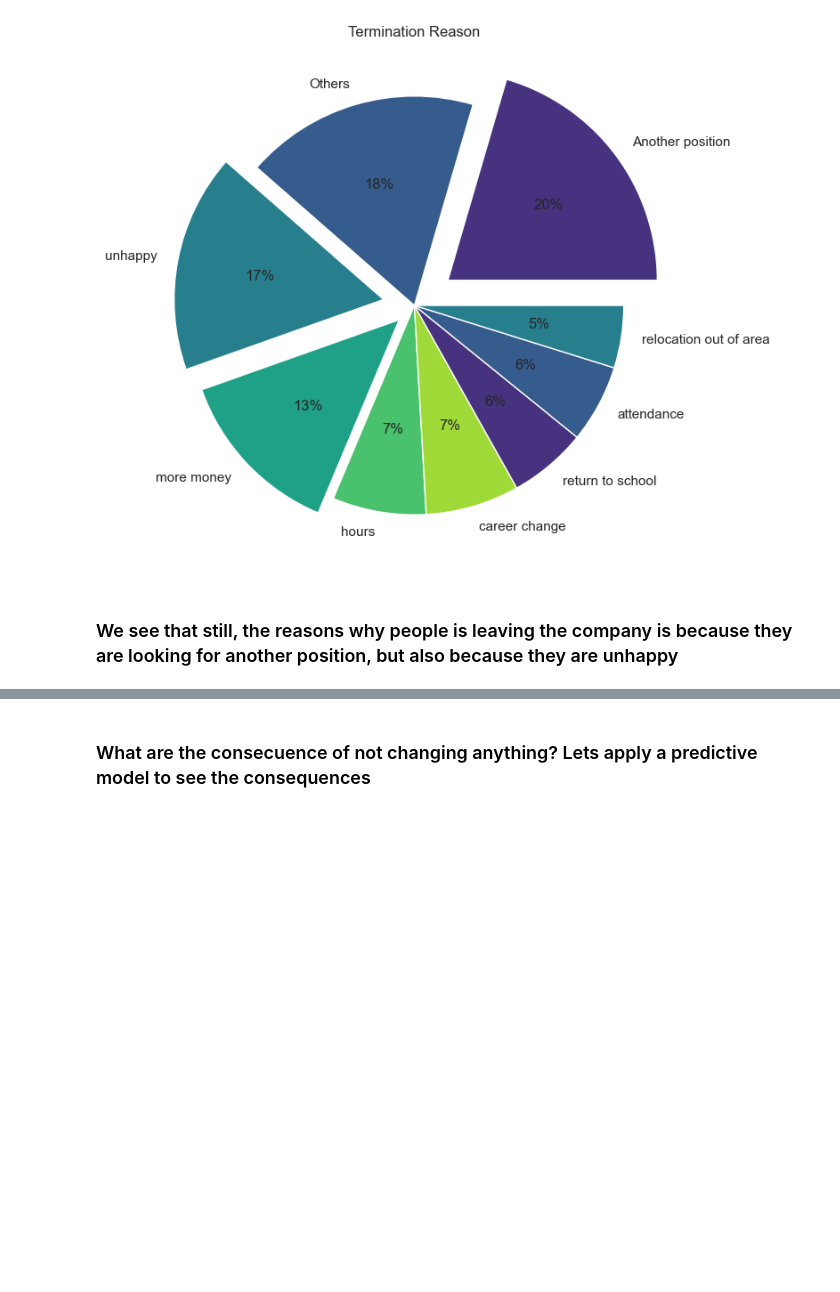
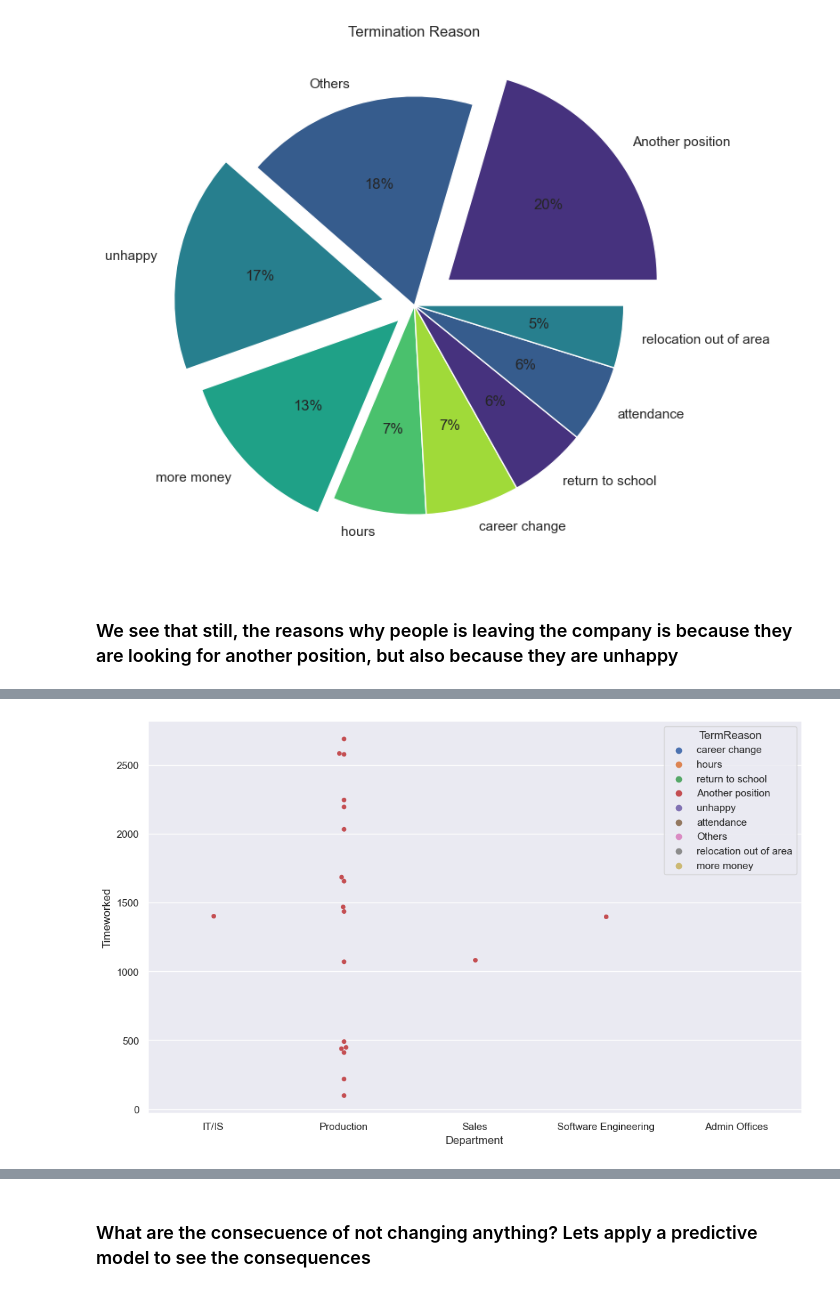
Before and after one commit to PaulBeBo/HackathonHR, a Jupyter notebook: scripts/HackathonHR_Paul.ipynb, the cells around one changed output, grey strips where cells are left out. Cells and saved outputs as stored; diff of their text form; code cells hidden in the pictures; blank space fills up the shorter version.

```diff
--- a/scripts/HackathonHR_Paul.ipynb
+++ b/scripts/HackathonHR_Paul.ipynb
@@ -590,0 +744,9 @@ plt.show()
+# %%
+#now, we will create a swarm plot to see how the lifetime in the company per department
+plt.figure(figsize=(10, 6))
+#palette_color = sns.color_palette('dark')
+
+sns.swarmplot(x='Department', y='Timeworked', data=df_terminated, hue='TermReason')
+plt.show()
+# %% [output]
+[figure, added]
```
Also changed, not shown: parts of 24 cells of this notebook.
